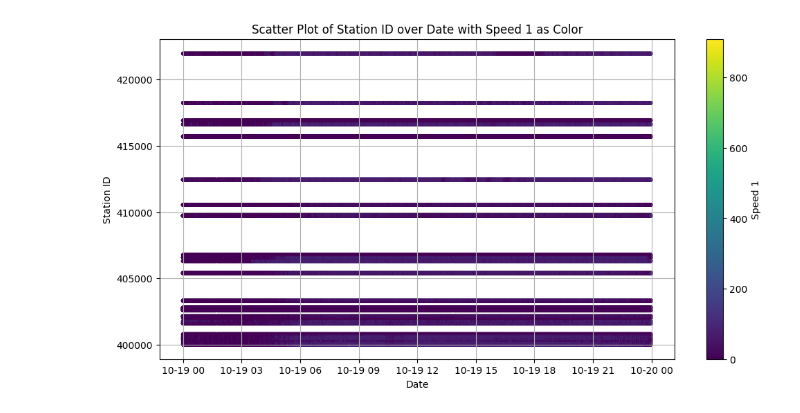
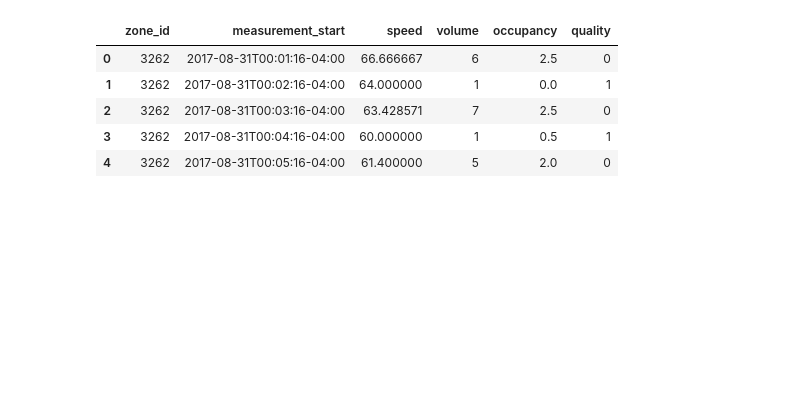
Before and after one commit to jingxuehan0707/ce593, a Jupyter notebook: project.ipynb, the cells around one changed output. Saved outputs shown, nothing was run; the diff lists cells and outputs as text; code cells hidden in the pictures; blank space fills up the shorter version.

```diff
--- a/project.ipynb
+++ b/project.ipynb
@@ -45,15 +5,49 @@ plt.show()
-# %%
-# Convert the 'date' column to datetime format if not already done
-us101sb_20191019['date'] = pd.to_datetime(us101sb_20191019['date'])
-
-# Create the scatter plot
-plt.figure(figsize=(12, 6))
-scatter = plt.scatter(us101sb_20191019['date'], us101sb_20191019['station_ID'], c=us101sb_20191019['speed_1'], cmap='viridis', s=10)
-plt.colorbar(scatter, label='Speed 1')
-plt.xlabel('Date')
-plt.ylabel('Station ID')
-plt.title('Scatter Plot of Station ID over Date with Speed 1 as Color')
-plt.grid(True)
-plt.show()
-# %% [output]
-[figure, removed]
+# %%
+# Group 1 US101SB
+stations_us101_path = "Group 1 US101SB/Stations_US101.csv"
+us101sb_2019_10_16_path = "Group 1 US101SB/US101SB_10-16-2019.csv"
+us101sb_2019_10_23_path = "Group 1 US101SB/US101SB_10-23-2019.csv"
+
+# Group 2 US101SB
+stations_us101_g2_path = "Group 2 US101SB/Stations_US101.csv"
+us101sb_2019_10_19_path = "Group 2 US101SB/US101SB_10-19-2019.csv"
+us101sb_2019_10_26_path = "Group 2 US101SB/US101SB_10-26-2019.csv"
+zone_reading_10_19_path = "Group 2 US101SB/Zone_Readings_10-19.csv"
+zone_reading_10_26_path = "Group 2 US101SB/Zone_Readings_10-26.csv"
+
+# SR_91_Bottleneck_A_100-145.8
+inventory_sr91_a_path = "SR_91_Bottleneck_A_100-145.8/Inventory.csv"
+zone_readings_0830_0831_path = "SR_91_Bottleneck_A_100-145.8/Zone_Readings_0830-0831.csv"
+zone_readings_0906_0907_path = "SR_91_Bottleneck_A_100-145.8/Zone_Readings_0906-0907.csv"
+
+# SR_91_Bottleneck_B_150-200
+inventory_sr91_b_path = "SR_91_Bottleneck_B_150-200/Inventory.csv"
+zone_readings_0831_0901_path = "SR_91_Bottleneck_B_150-200/Zone_Readings_0831-0901.csv"
+zone_readings_0907_0908_path = "SR_91_Bottleneck_B_150-200/Zone_Readings_0907-0908.csv"
+# %%
+# Load data using the defined paths
+# stations_us101 = pd.read_csv(stations_us101_path)
+# us101sb_2019_10_16 = pd.read_csv(us101sb_2019_10_16_path)
+# us101sb_2019_10_23 = pd.read_csv(us101sb_2019_10_23_path)
+
+stations_us101_g2 = pd.read_csv(stations_us101_g2_path)
+us101sb_2019_10_19 = pd.read_csv(us101sb_2019_10_19_path)
+us101sb_2019_10_26 = pd.read_csv(us101sb_2019_10_26_path)
+
+# inventory_sr91_a = pd.read_csv(inventory_sr91_a_path)
+# zone_readings_0830_0831 = pd.read_csv(zone_readings_0830_0831_path)
+# zone_readings_0906_0907 = pd.read_csv(zone_readings_0906_0907_path)
+
+inventory_sr91_b = pd.read_csv(inventory_sr91_b_path)
+zone_readings_0831_0901 = pd.read_csv(zone_readings_0831_0901_path)
+zone_readings_0907_0908 = pd.read_csv(zone_readings_0907_0908_path)
+# %%
+# Display the first 5 rows of the data
+zone_readings_0831_0901.head()
+# %% [output]
+|  | zone_id | measurement_start | speed | volume | occupancy | quality |
+| 0 | 3262 | 2017-08-31T00:01:16-04:00 | 66.666667 | 6 | 2.5 | 0 |
+| 1 | 3262 | 2017-08-31T00:02:16-04:00 | 64.000000 | 1 | 0.0 | 1 |
+| 2 | 3262 | 2017-08-31T00:03:16-04:00 | 63.428571 | 7 | 2.5 | 0 |
+| 3 | 3262 | 2017-08-31T00:04:16-04:00 | 60.000000 | 1 | 0.5 | 1 |
+| 4 | 3262 | 2017-08-31T00:05:16-04:00 | 61.400000 | 5 | 2.0 | 0 |
```
Also changed, not shown: parts of 9 cells of this notebook, 5 other files.
